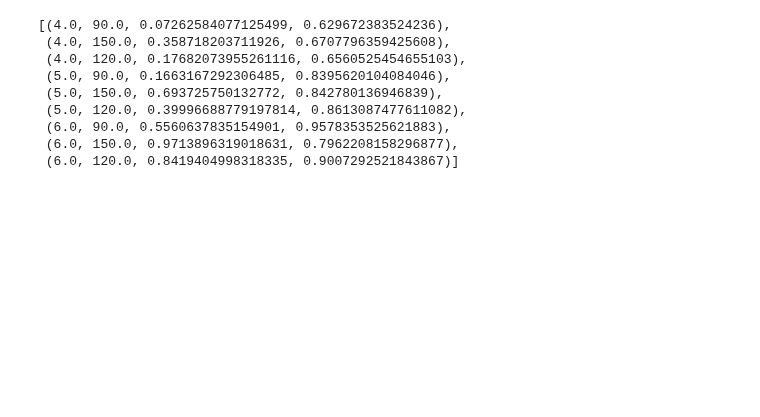
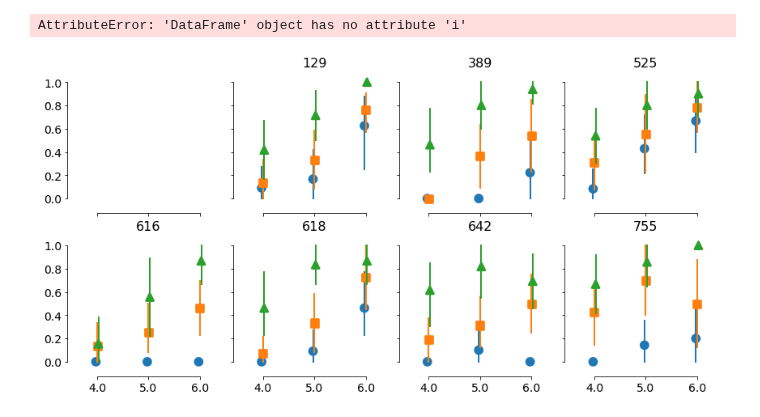
Before and after one commit to cherepaha/evidence_accumulation_in_gap_acceptance, a Jupyter notebook: data_and_model_analysis/model_simulation.ipynb, the cells around one changed output. Drawn from its saved outputs; the diff is of its cells as text; code cells hidden in the pictures; blank space fills up the shorter version.

Commit message:
Model simulations updated

```diff
--- a/data_and_model_analysis/model_simulation.ipynb
+++ b/data_and_model_analysis/model_simulation.ipynb
@@ -85,14 +73,0 @@ def get_model_measures(model, condition):
-# %%
-model_measures = [get_model_measures(modelTtaBounds.model, condition) for condition in conditions]
-# %%
-model_measures
-# %% [output]
-[(4.0, 90.0, 0.07262584077125499, 0.629672383524236),
- (4.0, 150.0, 0.358718203711926, 0.6707796359425608),
- (4.0, 120.0, 0.17682073955261116, 0.6560525454655103),
- (5.0, 90.0, 0.1663167292306485, 0.8395620104084046),
- (5.0, 150.0, 0.693725750132772, 0.842780136946839),
- (5.0, 120.0, 0.39996688779197814, 0.8613087477611082),
- (6.0, 90.0, 0.5560637835154901, 0.9578353525621883),
- (6.0, 150.0, 0.9713896319018631, 0.7962208158296877),
- (6.0, 120.0, 0.8419404998318335, 0.9007292521843867)]
@@ -98,0 +78,4 @@ model_measures
+# %%
+save_sim_results('uniform', 'cross_validation_4_merged.csv')
+# %% [output]
+AttributeError: 'DataFrame' object has no attribute 'i'
@@ -98,0 +84,31 @@ model_measures
+# %%
+var = 'is_turn_decision'
+data = exp_data
+
+fig, axes = plt.subplots(2, 4, figsize=(12,6), sharex=True, sharey=True)
+
+for subj_id, ax in zip(subjects, axes.flatten()[1:]):
+    ax.set_title(subj_id, fontsize=16)
+    if not ((subj_id == 616) & (var=='RT')):
+        sns.pointplot(ax=ax, data=data[data.subj_id==subj_id],
+                  x='tta_condition', y=var, hue='d_condition', join=False, dodge=0.05,
+                  markers=['o', 's', '^'], scale=1, errwidth=2)
+    else:
+        sns.pointplot(ax=ax, data=data[data.subj_id==subj_id],
+                  x='tta_condition', y=var, hue='d_condition', join=False, dodge=0.05,
+                  markers=['s', '^'], palette=['C1', 'C2'], scale=1, errwidth=2)
+
+#     subj_fit_results_path = os.path.join(fit_results_path, str(subj_id))
+#     subj_model_measures = pd.read_csv(os.path.join(subj_fit_results_path, 'measures.csv'))
+    for d_condition, marker in zip(d_conditions, ['o', 's', '^']):
+        ax.plot([0, 1, 2], subj_model_measures.loc[(model_measures.d_condition==d_condition)
+                                                   & (model_measures.subj_id==subj_id) , var],
+                zorder=0.1)
+
+    ax.legend().remove()
+    ax.set_xlabel('')
+    ax.set_ylabel('')
+plt.tight_layout()
+sns.despine(offset=5, trim=True)
+# %% [output]
+[figure, added]
```
Also changed, not shown: parts of 19 cells of this notebook, 3 other files.
